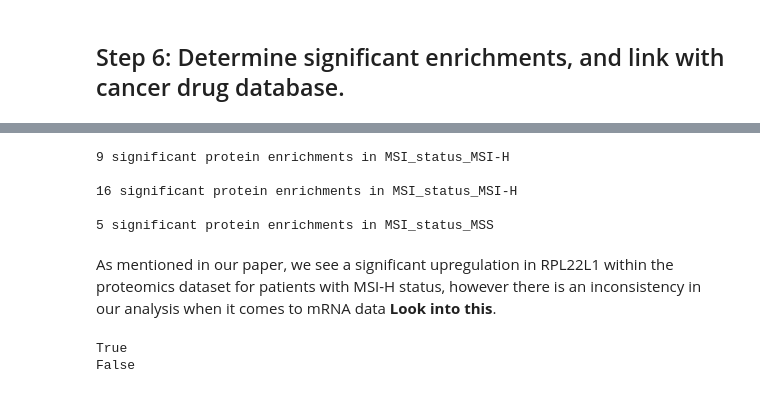
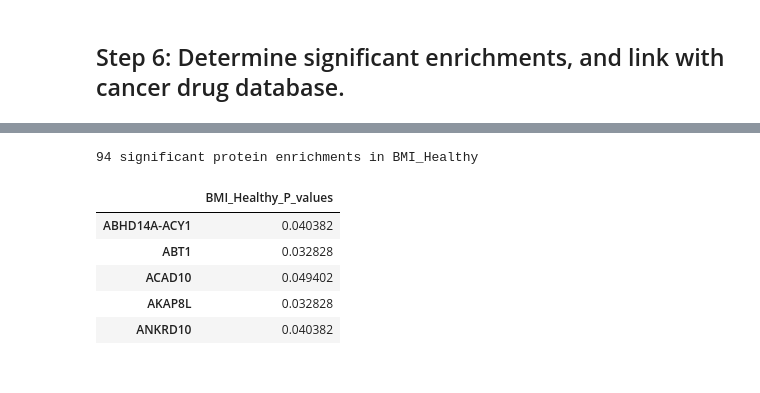
Before and after one commit to PayneLab/WhenMutationsMatter, a Jupyter notebook: Daniel/Black_Sheep_Cookbook_Exploration.ipynb, the cells around one changed output, grey strips where cells are left out. Saved outputs shown, nothing was run; the diff lists cells and outputs as text; code cells hidden in the pictures.

```diff
--- a/Daniel/Black_Sheep_Cookbook_Exploration.ipynb
+++ b/Daniel/Black_Sheep_Cookbook_Exploration.ipynb
@@ -112,9 +107,9 @@ FIGO_map = {'FIGO grade 1':'Low_grade',
 annotations['Histologic_Grade_FIGO'] = bf.binarizeCategorical(clinical,
                                                               'Histologic_Grade_FIGO',
                                                               FIGO_map)
-Myo_map = {'under 50 %':'under 50 %',
-           '50 % or more': '50 % or more',
-           'Not identified': 'under 50 %'}
+Myo_map = {'under 50 %':'under_50%',
+           '50 % or more': '50%_or_more',
+           'Not identified': 'under_50%'}
 
 annotations['Myometrial_invasion_Specify'] = bf.binarizeCategorical(clinical,
                                                                     'Myometrial_invasion_Specify',
@@ -146,30 +141,30 @@ annotations['Clin_Stage_Dist_Mets-cM'] = bf.binarizeCategorical(clinical,
                                                                 'Clin_Stage_Dist_Mets-cM',
                                                                 clin_stage_map)
 
-path_stage_map = {'Staging Incomplete': 'No distant metastasis',
-                  'No pathologic evidence of distant metastasis':'No distant metastasis',
-                  'pM1':'Distant Metastasis'}
+path_stage_map = {'Staging Incomplete': 'No_distant_metastasis',
+                  'No pathologic evidence of distant metastasis':'No_distant_metastasis',
+                  'pM1':'Distant_Metastasis'}
 
 annotations['Path_Stage_Dist_Mets-pM'] = bf.binarizeCategorical(clinical,
                                                                 'Path_Stage_Dist_Mets-pM',
                                                                 path_stage_map)
 
-tumor_stage_map = {'Stage I':'Stage I or II',
-                   'Stage II':'Stage I or II',
-                   'Stage III':'Stage III or IV',
-                   'Stage IV':'Stage III or IV'}
+tumor_stage_map = {'Stage I':'Stage_I_or_II',
+                   'Stage II':'Stage_I_or_II',
+                   'Stage III':'Stage_III_or_IV',
+                   'Stage IV':'Stage_III_or_IV'}
 
 annotations['tumor_Stage-Pathological'] = bf.binarizeCategorical(clinical,
                                                                'tumor_Stage-Pathological',
                                                                tumor_stage_map)
-FIGO_stage_map = {'IA':'I or II',
-                  'IB':'I or II',
-                  'II':'I or II',
-                  'IIIA':'III or IV',
-                  'IIIC1':'III or IV',
-                  'IVB':'III or IV',
-                  'IIIC2':'III or IV',
-                  'IIIB':'III or IV'}
+FIGO_stage_map = {'IA':'I_or_II',
+                  'IB':'I_or_II',
+                  'II':'I_or_II',
+                  'IIIA':'III_or_IV',
+                  'IIIC1':'III_or_IV',
+                  'IVB':'III_or_IV',
+                  'IIIC2':'III_or_IV',
+                  'IIIB':'III_or_IV'}
 
 annotations['FIGO_stage'] = bf.binarizeCategorical(clinical,
                                                    'FIGO_stage',
@@ -330,25 +336,12 @@ No significant results in Path_Stage_Primary_Tumor-pT_FIGO_III
-# %%
-#Store the dataframe of significant enrichments
-column_MSI = 'MSI_status_MSI-H_enrichment_FDR'
-column_MSS = 'MSI_status_MSS_enrichment_FDR'
-
-sig_results_prot = bf.significantEnrichments(results_prot,
-                                             column_MSI)
-sig_results_mRNA_MSI = bf.significantEnrichments(results_mRNA,
-                                                 column_MSI)
-sig_results_mRNA_MSS = bf.significantEnrichments(results_mRNA,
-                                                 column_MSS)
-# %% [output]
-9 significant protein enrichments in MSI_status_MSI-H
-
-16 significant protein enrichments in MSI_status_MSI-H
-
-5 significant protein enrichments in MSI_status_MSS
-# %% [markdown]
-As mentioned in our paper, we see a significant upregulation in RPL22L1 within the proteomics dataset for patients with MSI-H status, however there is an inconsistency in our analysis when it comes to mRNA data **Look into this**.
-# %%
-print('RPL22L1' in sig_results_prot.index)
-print('RPL22L1' in sig_results_mRNA_MSI.index) #Actual inconsistency
-# %% [output]
-True
-False
+# %%
+column = 'BMI_Healthy_enrichment_FDR'
+sig_results_BMI_Healthy = bf.significantEnrichments(results_prot, column)
+sig_results_BMI_Healthy.head()
+# %% [output]
+94 significant protein enrichments in BMI_Healthy
+|  | BMI_Healthy_P_values |
+| ABHD14A-ACY1 | 0.040382 |
+| ABT1 | 0.032828 |
+| ACAD10 | 0.049402 |
+| AKAP8L | 0.032828 |
+| ANKRD10 | 0.040382 |
```
Also changed, not shown: parts of 8 cells of this notebook.
